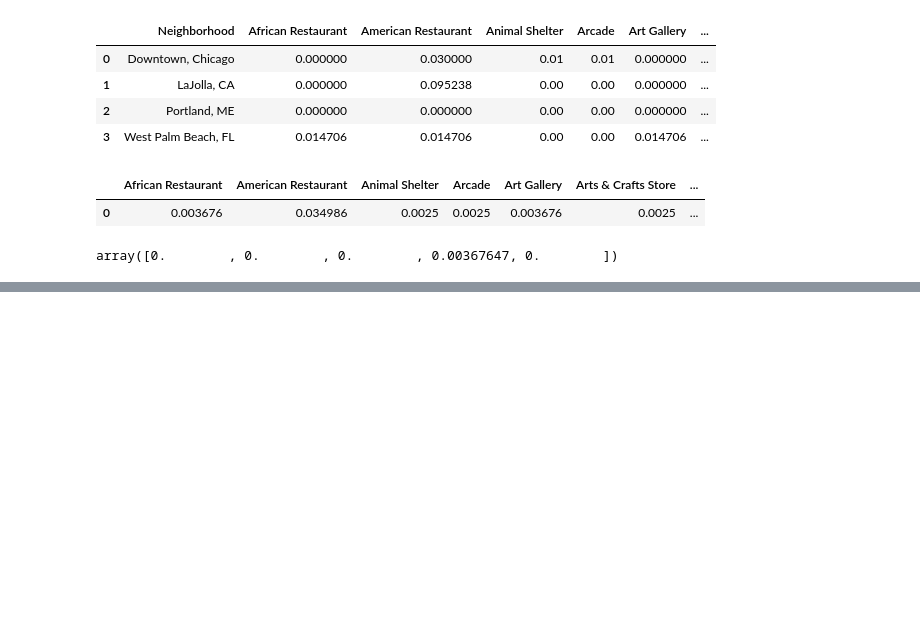
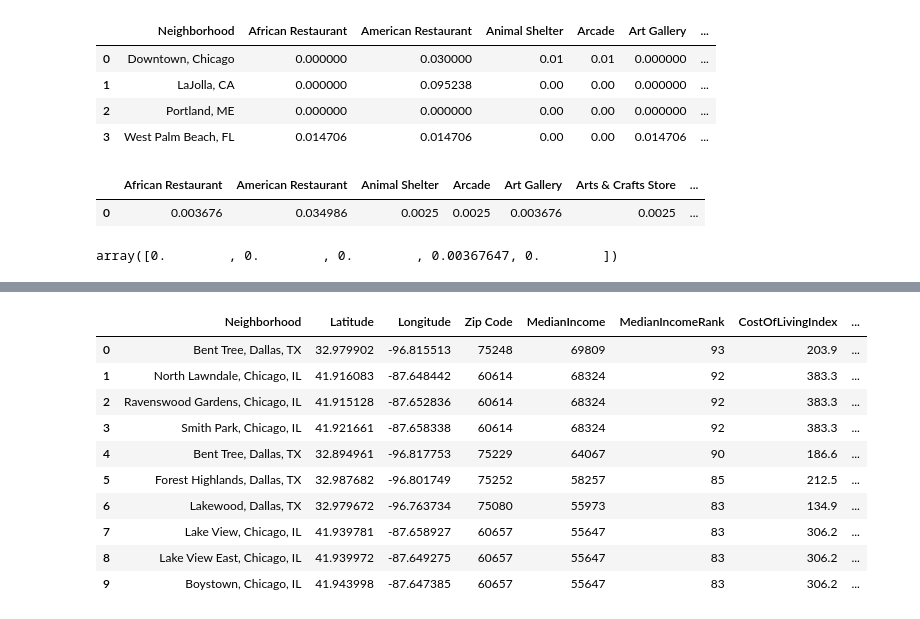
Before and after one commit to gtm1235/IBM_DS_Capstone, a Jupyter notebook: moving_challenge.ipynb, the cells around one changed output, grey strips where cells are left out. Saved outputs shown, nothing was run; the diff lists cells and outputs as text; code cells hidden in the pictures; blank space fills up the shorter version.

```diff
--- a/moving_challenge.ipynb
+++ b/moving_challenge.ipynb
@@ -1383,0 +1501,35 @@ ideal_cities_coll.sort_values('CostOfLivingIndex')
+# %%
+final_list_df = pd.DataFrame(columns_list, columns=['Neighborhood'])
+# %%
+# Build a Demographics DataFrame by concatenating cities matching cluster prediction match
+# Over 85%.
+pd_final= pd.DataFrame(columns=chicago_filtered.columns) #DF with columns from a previous
+                                                         #DF with Demographics
+
+for i in range(len(final_list_df)):         #Iteration over cities in list
+                                            #and matching with each demograpics DF then
+                                            #appending to new DF.
+
+    temp_df = chicago_filtered.loc[chicago_filtered['Neighborhood']==          #Chicago
+                                   final_list_df['Neighborhood'][i]]
+
+    pd_final = pd.concat([pd_final, temp_df])
+    temp_df = austin_filtered.loc[austin_filtered['Neighborhood']==             #Austin
+                                  final_list_df['Neighborhood'][i]]
+
+    pd_final = pd.concat([pd_final, temp_df])
+    temp_df = dallas_filtered.loc[dallas_filtered['Neighborhood']==             #Dallas
+                                  final_list_df['Neighborhood'][i]]
+
+    pd_final = pd.concat([pd_final, temp_df])
+    temp_df = jacksonville_filtered.loc[jacksonville_filtered['Neighborhood']== #Jacksonville
+                                        final_list_df['Neighborhood'][i]]
+
+    pd_final = pd.concat([pd_final, temp_df])
+    temp_df = san_diego_filtered.loc[san_diego_filtered['Neighborhood']==       #San Diego
+                                     final_list_df['Neighborhood'][i]]
+
+    pd_final = pd.concat([pd_final, temp_df])
+
+
+pd_final.head()
@@ -1383,0 +1543,21 @@ ideal_cities_coll.sort_values('CostOfLivingIndex')
+# %%
+#Sort Descending on 'Median Income' and Limiting COst Of Living Index to less than 400
+pd_final_sorted = pd_final.sort_values('MedianIncome', ascending=False)
+pd_final_sorted_coli = pd_final_sorted.loc[
+    pd_final_sorted[
+        'CostOfLivingIndex']<400].sort_values(
+    'MedianIncome',ascending = False
+).reset_index(drop=True).head(10)
+pd_final_sorted_coli
+# %% [output]
+|  | Neighborhood | Latitude | Longitude | Zip Code | MedianIncome | MedianIncomeRank | CostOfLivingIndex | ... |
+| 0 | Bent Tree, Dallas, TX | 32.979902 | -96.815513 | 75248 | 69809 | 93 | 203.9 | ... |
+| 1 | North Lawndale, Chicago, IL | 41.916083 | -87.648442 | 60614 | 68324 | 92 | 383.3 | ... |
+| 2 | Ravenswood Gardens, Chicago, IL | 41.915128 | -87.652836 | 60614 | 68324 | 92 | 383.3 | ... |
+| 3 | Smith Park, Chicago, IL | 41.921661 | -87.658338 | 60614 | 68324 | 92 | 383.3 | ... |
+| 4 | Bent Tree, Dallas, TX | 32.894961 | -96.817753 | 75229 | 64067 | 90 | 186.6 | ... |
+| 5 | Forest Highlands, Dallas, TX | 32.987682 | -96.801749 | 75252 | 58257 | 85 | 212.5 | ... |
+| 6 | Lakewood, Dallas, TX | 32.979672 | -96.763734 | 75080 | 55973 | 83 | 134.9 | ... |
+| 7 | Lake View, Chicago, IL | 41.939781 | -87.658927 | 60657 | 55647 | 83 | 306.2 | ... |
+| 8 | Lake View East, Chicago, IL | 41.939972 | -87.649275 | 60657 | 55647 | 83 | 306.2 | ... |
+| 9 | Boystown, Chicago, IL | 41.943998 | -87.647385 | 60657 | 55647 | 83 | 306.2 | ... |
```
Also changed, not shown: parts of 24 cells of this notebook.
